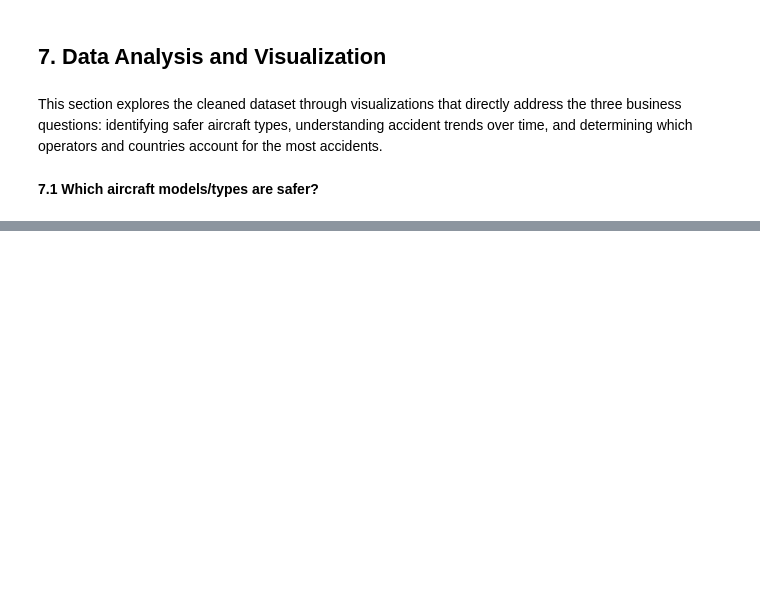
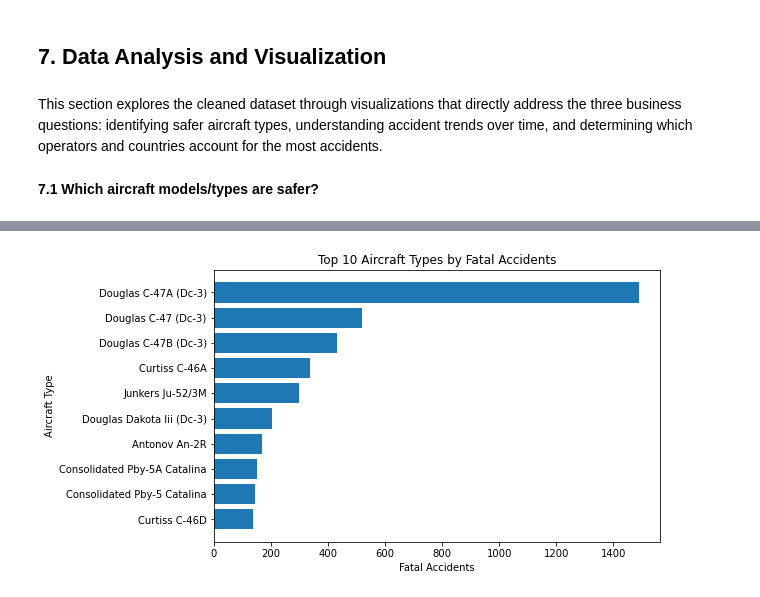
Before and after one commit to fredrickochieng-cell/Phase-1-Project-, a Jupyter notebook: dsc_project(phase1).ipynb, the cells around one changed output, grey strips where cells are left out. Cells and saved outputs as stored; diff of their text form; code cells hidden in the pictures; blank space fills up the shorter version.

```diff
--- a/dsc_project(phase1).ipynb
+++ b/dsc_project(phase1).ipynb
@@ -348,3 +403,11 @@ This section explores the cleaned dataset through visualizations that directly a
 # %%
 ##7.1.2 Top 10 Aircraft Types by Fatal Accidents
-#This chart shows the aircraft types that have been involved in the highest number of fatal accidents, helping us compare frequency with severity.
+#This shows the aircraft types that have been involved in the highest number of fatal accidents, helping us compare frequency with severity.
+by_type_fatal = (
+    df_clean[df_clean['is_fatal'] == 1]   # keep only fatal accidents
+      .groupby('type')
+      .size()
+      .reset_index(name='fatal_accidents')
+      .sort_values('fatal_accidents', ascending=False)
+      .head(10)
+)
@@ -351,2 +429,10 @@ This section explores the cleaned dataset through visualizations that directly a
 # %%
 # Horizontal bar chart
+plt.figure(figsize=(8,5))
+plt.barh(by_type_fatal['type'][::-1].astype(str), by_type_fatal['fatal_accidents'][::-1])
+plt.title('Top 10 Aircraft Types by Fatal Accidents')
+plt.xlabel('Fatal Accidents')
+plt.ylabel('Aircraft Type')
+plt.show()
+# %% [output]
+[figure, added]
```
Also changed, not shown: parts of 12 cells of this notebook.
